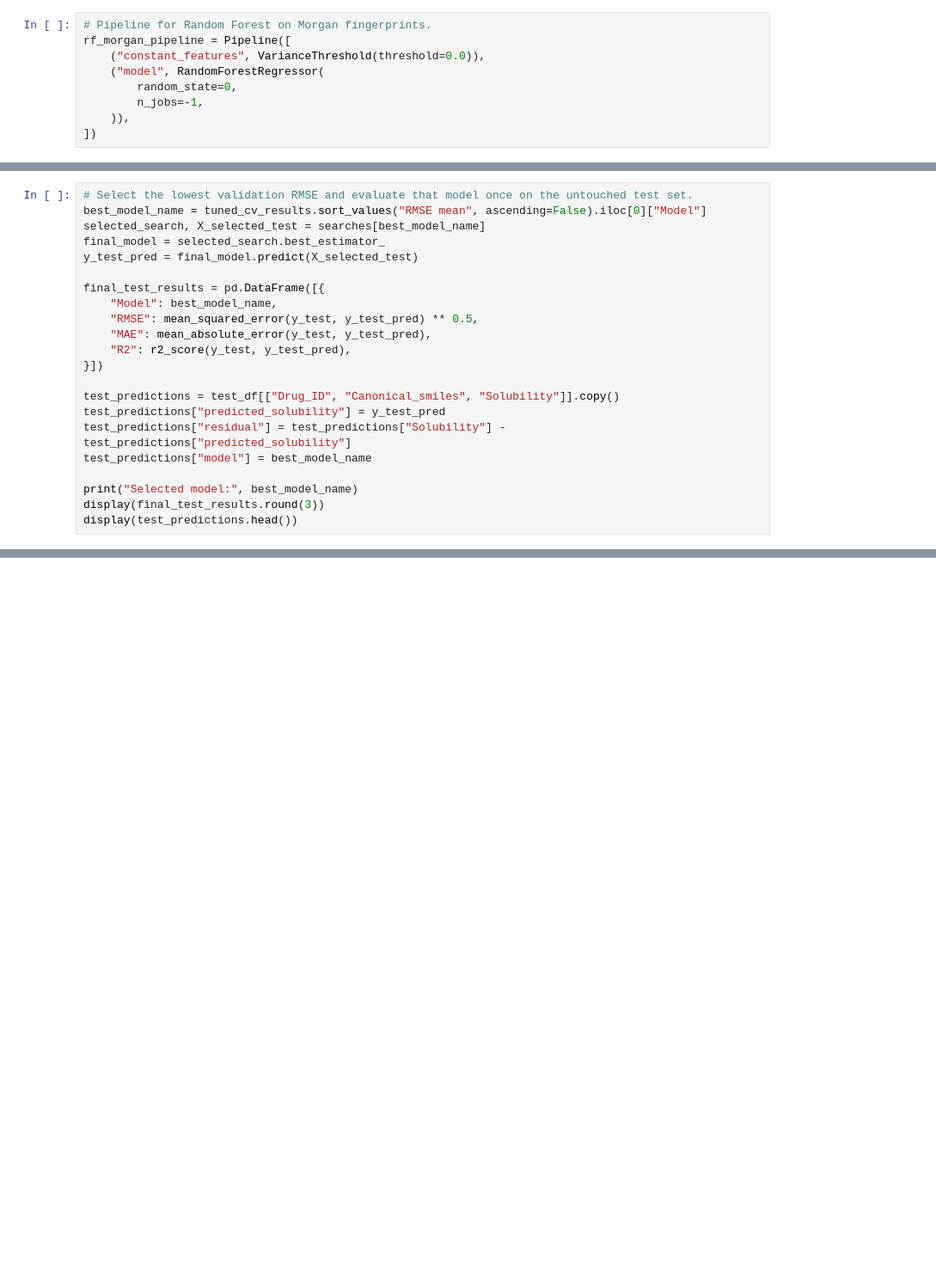
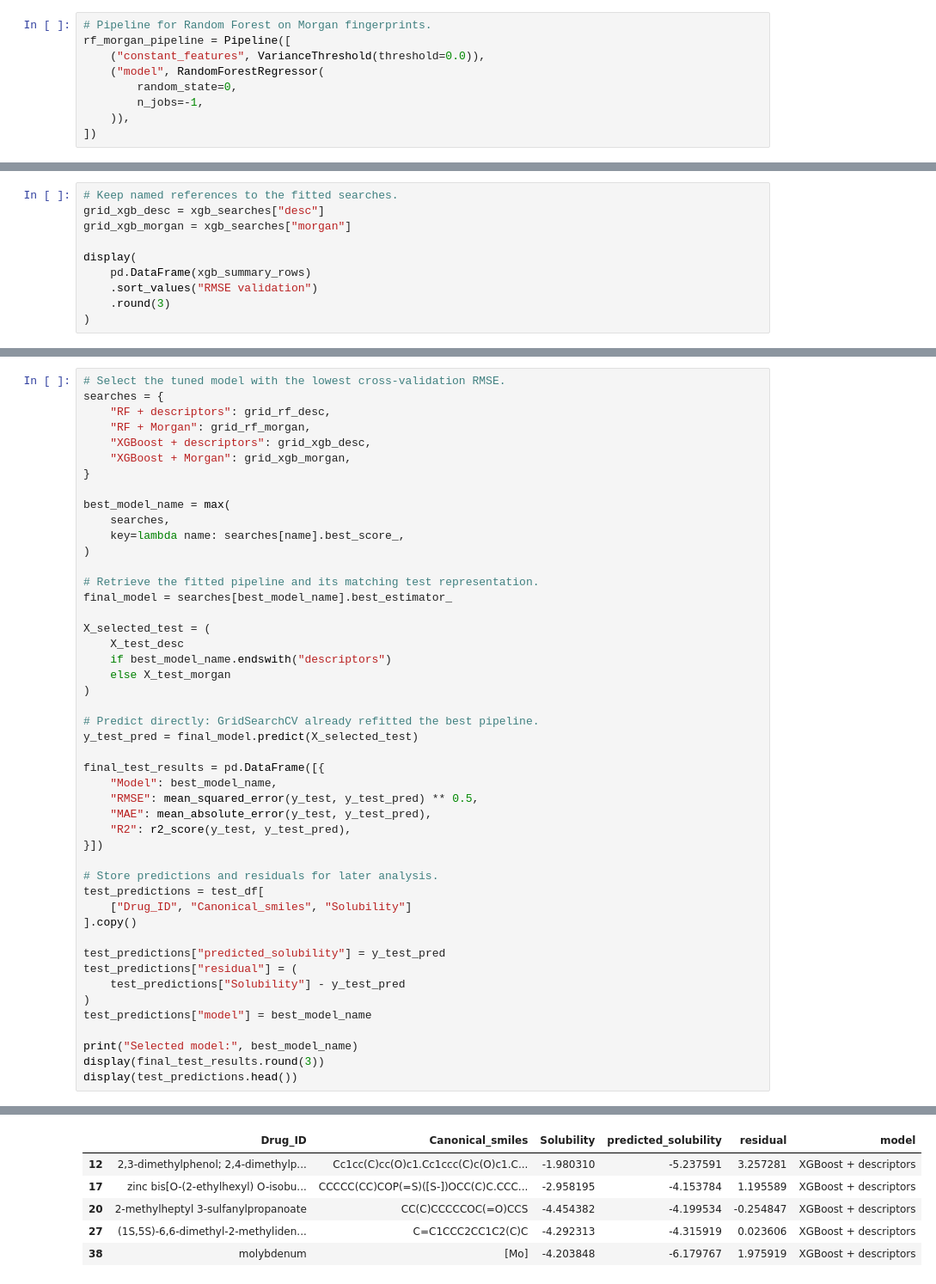
Before and after one commit to erinsoppelsa/Data-Project-for-Cheminformatics-class, a Jupyter notebook: notebooks/02_regression_solubility.ipynb, the cells around one changed output, grey strips where cells are left out. Shown at 86% size. Saved outputs shown, nothing was run; the diff lists cells and outputs as text; blank space fills up the shorter version.

Commit message:
updated readme, finalized basic tuning of regression dataset

```diff
--- a/notebooks/02_regression_solubility.ipynb
+++ b/notebooks/02_regression_solubility.ipynb
@@ -833,0 +761,10 @@ summary.sort_values("RMSE test").round(3)
+# %%
+# Keep named references to the fitted searches.
+grid_xgb_desc = xgb_searches["desc"]
+grid_xgb_morgan = xgb_searches["morgan"]
+
+display(
+    pd.DataFrame(xgb_summary_rows)
+    .sort_values("RMSE validation")
+    .round(3)
+)
@@ -950,8 +814,27 @@ ValueError: Input X contains infinity or a value too large for dtype('float32').
 # %%
-# Select the lowest validation RMSE and evaluate that model once on the untouched test set.
-best_model_name = tuned_cv_results.sort_values("RMSE mean", ascending=False).iloc[0]["Model"]
-selected_search, X_selected_test = searches[best_model_name]
-final_model = selected_search.best_estimator_
+# Select the tuned model with the lowest cross-validation RMSE.
+searches = {
+    "RF + descriptors": grid_rf_desc,
+    "RF + Morgan": grid_rf_morgan,
+    "XGBoost + descriptors": grid_xgb_desc,
+    "XGBoost + Morgan": grid_xgb_morgan,
+}
+
+best_model_name = max(
+    searches,
+    key=lambda name: searches[name].best_score_,
+)
+
+# Retrieve the fitted pipeline and its matching test representation.
+final_model = searches[best_model_name].best_estimator_
+
+X_selected_test = (
+    X_test_desc
+    if best_model_name.endswith("descriptors")
+    else X_test_morgan
+)
+
+# Predict directly: GridSearchCV already refitted the best pipeline.
 y_test_pred = final_model.predict(X_selected_test)
 
 final_test_results = pd.DataFrame([{
@@ -961,11 +844,18 @@ final_test_results = pd.DataFrame([{
     "R2": r2_score(y_test, y_test_pred),
 }])
 
-test_predictions = test_df[["Drug_ID", "Canonical_smiles", "Solubility"]].copy()
+# Store predictions and residuals for later analysis.
+test_predictions = test_df[
+    ["Drug_ID", "Canonical_smiles", "Solubility"]
+].copy()
+
 test_predictions["predicted_solubility"] = y_test_pred
-test_predictions["residual"] = test_predictions["Solubility"] - test_predictions["predicted_solubility"]
+test_predictions["residual"] = (
+    test_predictions["Solubility"] - y_test_pred
+)
 test_predictions["model"] = best_model_name
 
 print("Selected model:", best_model_name)
 display(final_test_results.round(3))
 display(test_predictions.head())
+# %% [output]
@@ -972 +865,7 @@ display(test_predictions.head())
+|  | Drug_ID | Canonical_smiles | Solubility | predicted_solubility | residual | model |
+| 12 | 2,3-dimethylphenol; 2,4-dimethylp... | Cc1cc(C)cc(O)c1.Cc1ccc(C)c(O)c1.C... | -1.980310 | -5.237591 | 3.257281 | XGBoost + descriptors |
+| 17 | zinc bis[O-(2-ethylhexyl) O-isobu... | CCCCC(CC)COP(=S)([S-])OCC(C)C.CCC... | -2.958195 | -4.153784 | 1.195589 | XGBoost + descriptors |
+| 20 | 2-methylheptyl 3-sulfanylpropanoate | CC(C)CCCCCOC(=O)CCS | -4.454382 | -4.199534 | -0.254847 | XGBoost + descriptors |
+| 27 | (1S,5S)-6,6-dimethyl-2-methyliden... | C=C1CCC2CC1C2(C)C | -4.292313 | -4.315919 | 0.023606 | XGBoost + descriptors |
+| 38 | molybdenum | [Mo] | -4.203848 | -6.179767 | 1.975919 | XGBoost + descriptors |
 # %%
```
Also changed, not shown: parts of 46 cells of this notebook, 12 other files.
